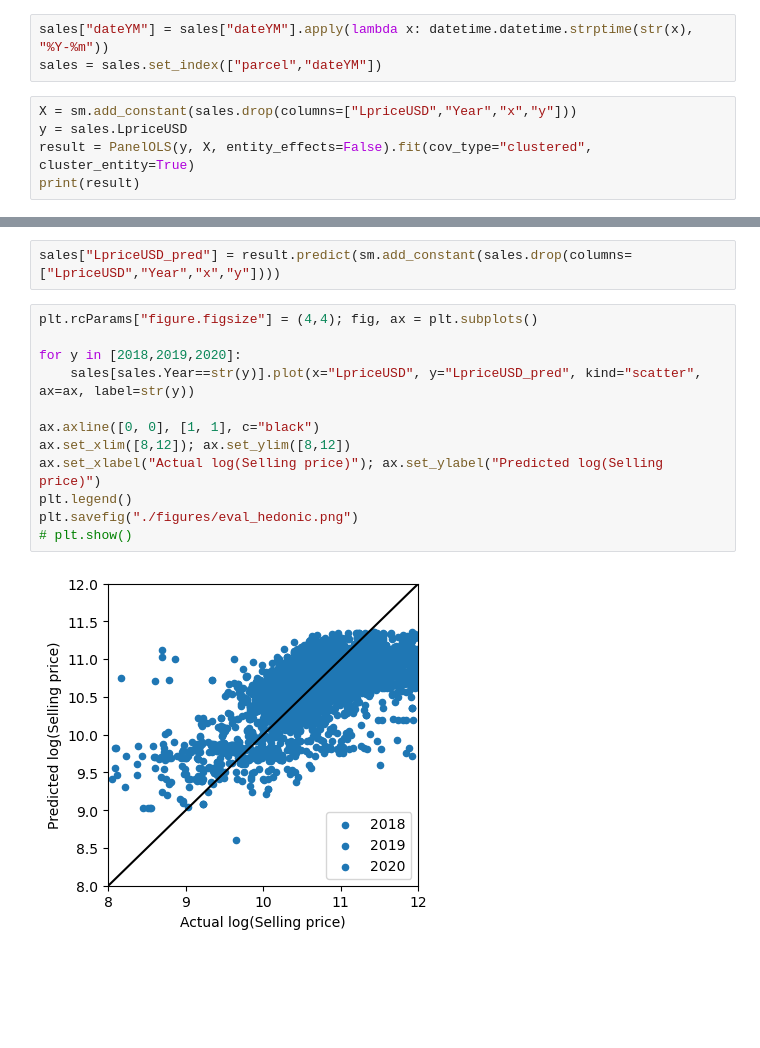
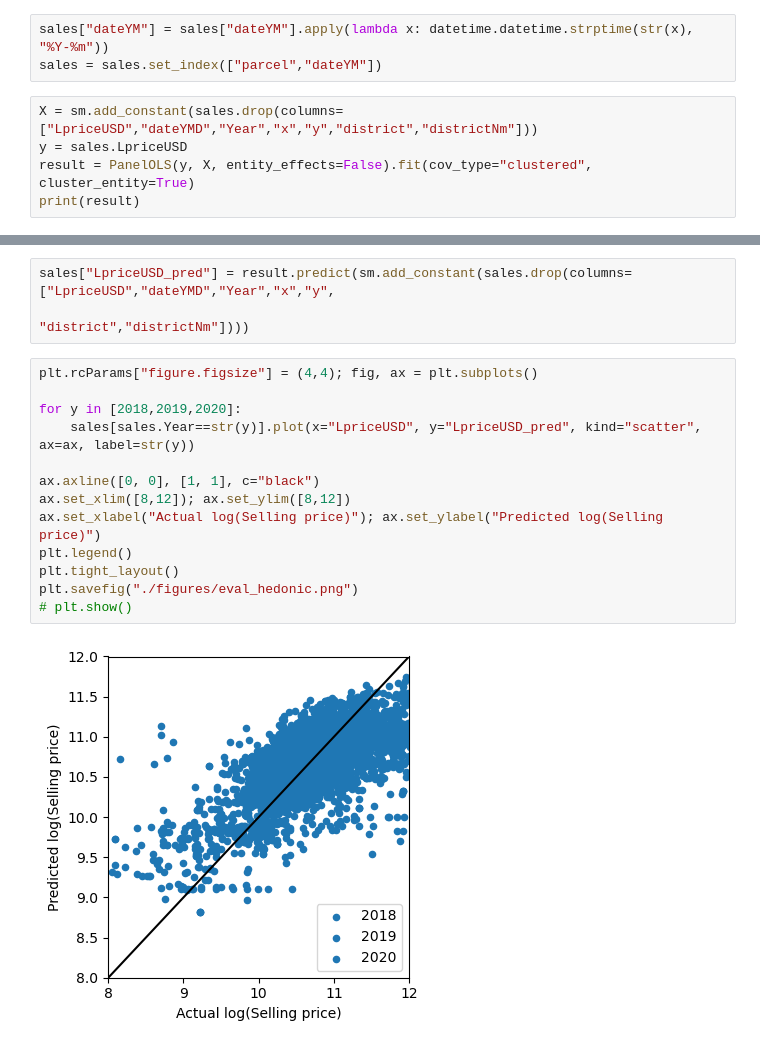
Before and after one commit to eurobae/decentraland-analytics, a Jupyter notebook: 01-EDA-Sales.ipynb, the cells around one changed output, grey strips where cells are left out. Cells and saved outputs as stored; diff of their text form; blank space fills up the shorter version.

```diff
--- a/01-EDA-Sales.ipynb
+++ b/01-EDA-Sales.ipynb
@@ -93,7 +95,7 @@ from linearmodels import PanelOLS
 sales["dateYM"] = sales["dateYM"].apply(lambda x: datetime.datetime.strptime(str(x), "%Y-%m"))
 sales = sales.set_index(["parcel","dateYM"])
 # %%
-X = sm.add_constant(sales.drop(columns=["LpriceUSD","Year","x","y"]))
+X = sm.add_constant(sales.drop(columns=["LpriceUSD","dateYMD","Year","x","y","district","districtNm"]))
 y = sales.LpriceUSD
 result = PanelOLS(y, X, entity_effects=False).fit(cov_type="clustered", cluster_entity=True)
 print(result)
@@ -124,16 +126,18 @@ plt.show()
 # %%
-sales["LpriceUSD_pred"] = result.predict(sm.add_constant(sales.drop(columns=["LpriceUSD","Year","x","y"])))
+sales["LpriceUSD_pred"] = result.predict(sm.add_constant(sales.drop(columns=["LpriceUSD","dateYMD","Year","x","y",
+                                                                             "district","districtNm"])))
 # %%
 plt.rcParams["figure.figsize"] = (4,4); fig, ax = plt.subplots()
 
 for y in [2018,2019,2020]:
     sales[sales.Year==str(y)].plot(x="LpriceUSD", y="LpriceUSD_pred", kind="scatter", ax=ax, label=str(y))
 
 ax.axline([0, 0], [1, 1], c="black")
 ax.set_xlim([8,12]); ax.set_ylim([8,12])
 ax.set_xlabel("Actual log(Selling price)"); ax.set_ylabel("Predicted log(Selling price)")
 plt.legend()
+plt.tight_layout()
 plt.savefig("./figures/eval_hedonic.png")
 # plt.show()
 # %% [output]
-[figure, old version]
+[figure, new version]
```
Also changed, not shown: parts of 5 cells of this notebook.
